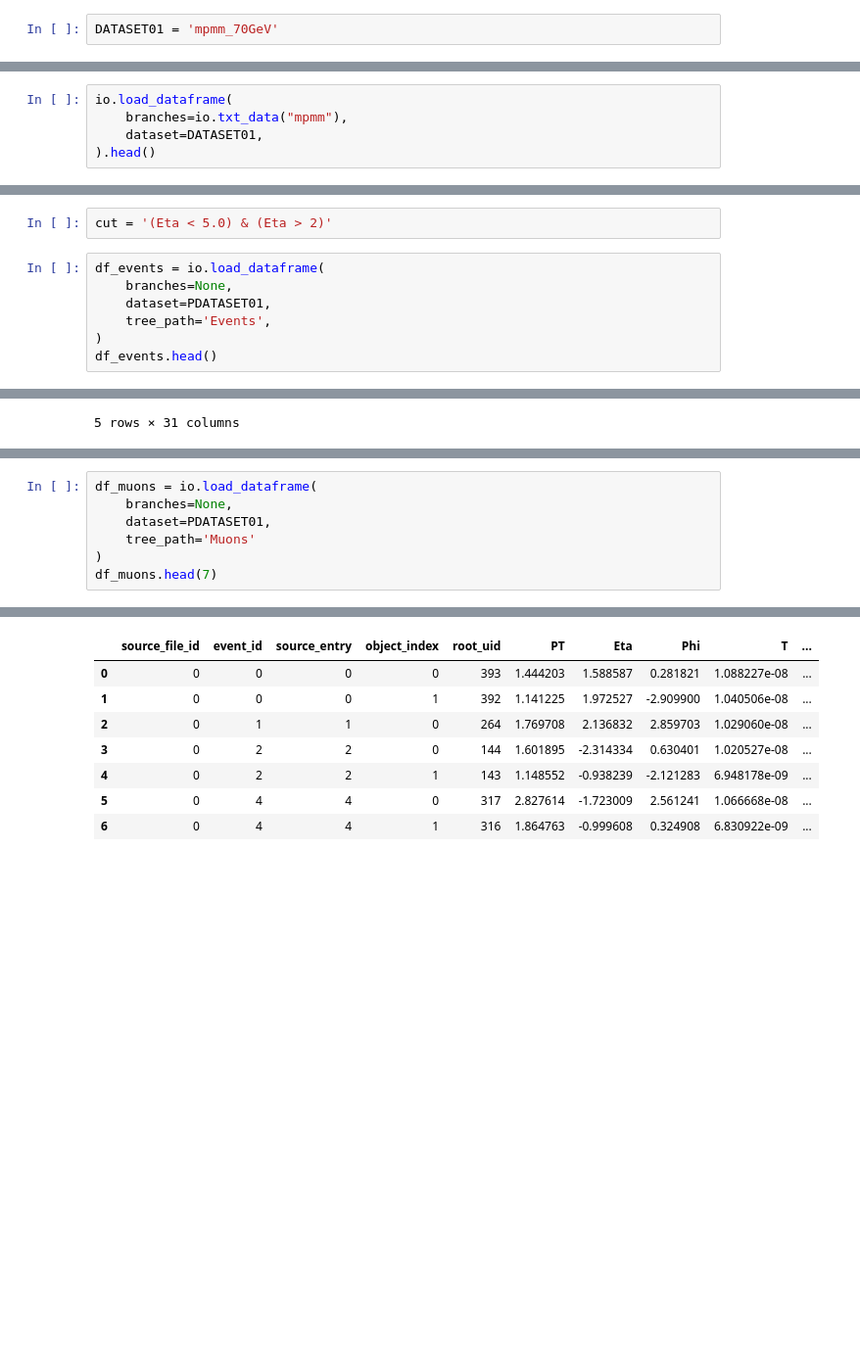
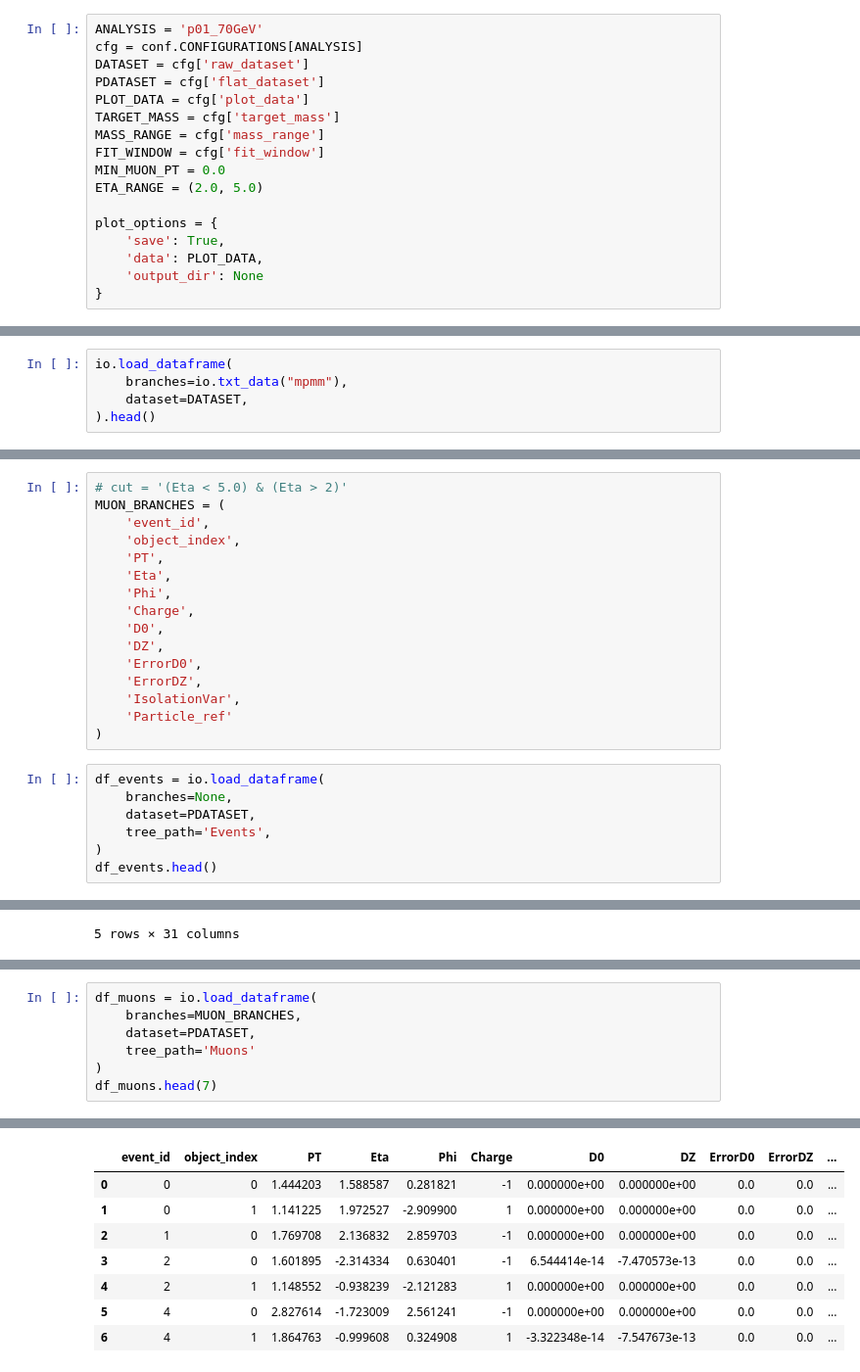
Before and after one commit to MASilva139/ECFM-PF, a Jupyter notebook: MadGraph/dimuons_p01_70GeV.ipynb, the cells around one changed output, grey strips where cells are left out. Shown at 98% size. Drawn from its saved outputs; the diff is of its cells as text; blank space fills up the shorter version.

```diff
--- a/MadGraph/dimuons_p01_70GeV.ipynb
+++ b/MadGraph/dimuons_p01_70GeV.ipynb
@@ -10,7 +12,22 @@ import UpROOT.pipelines.delphes as pl
 import UpROOT.fitting.delphes as fi
 import UpROOT.delphes_root as dr
 # %%
-DATASET01 = 'mpmm_70GeV'
+ANALYSIS = 'p01_70GeV'
+cfg = conf.CONFIGURATIONS[ANALYSIS]
+DATASET = cfg['raw_dataset']
+PDATASET = cfg['flat_dataset']
+PLOT_DATA = cfg['plot_data']
+TARGET_MASS = cfg['target_mass']
+MASS_RANGE = cfg['mass_range']
+FIT_WINDOW = cfg['fit_window']
+MIN_MUON_PT = 0.0
+ETA_RANGE = (2.0, 5.0)
+
+plot_options = {
+    'save': True,
+    'data': PLOT_DATA,
+    'output_dir': None
+}
 # %%
 collections = (
     'EFlowTrack',
@@ -27,7 +44,7 @@ collections = (
 # %%
 io.load_dataframe(
     branches=io.txt_data("mpmm"),
-    dataset=DATASET01,
+    dataset=DATASET,
 ).head()
 # %% [output]
 Ramas cargadas desde: C:\Users\mario\Documents\PF\MadGraph\analysis\mpmm.txt
@@ -78,9 +93,23 @@ PDATASET01 = 'mpmm_70GeV_p'
 # %%
-cut = '(Eta < 5.0) & (Eta > 2)'
+# cut = '(Eta < 5.0) & (Eta > 2)'
+MUON_BRANCHES = (
+    'event_id',
+    'object_index',
+    'PT',
+    'Eta',
+    'Phi',
+    'Charge',
+    'D0',
+    'DZ',
+    'ErrorD0',
+    'ErrorDZ',
+    'IsolationVar',
+    'Particle_ref'
+)
 # %%
 df_events = io.load_dataframe(
     branches=None,
-    dataset=PDATASET01,
+    dataset=PDATASET,
     tree_path='Events',
 )
 df_events.head()
@@ -115,19 +127,19 @@ Guardado en: C:\Users\mario\Documents\PF\MadGraph\assset\images\delphes\c02\even
 # %%
 df_muons = io.load_dataframe(
-    branches=None,
-    dataset=PDATASET01,
+    branches=MUON_BRANCHES,
+    dataset=PDATASET,
     tree_path='Muons'
 )
 df_muons.head(7)
 # %% [output]
 Archivo: mpmm_70GeV_pandas.root
 Árbol seleccionado: Muons
 Total de eventos: 281,201 eventos
-|  | source_file_id | event_id | source_entry | object_index | root_uid | PT | Eta | Phi | T | ... |
-| 0 | 0 | 0 | 0 | 0 | 393 | 1.444203 | 1.588587 | 0.281821 | 1.088227e-08 | ... |
-| 1 | 0 | 0 | 0 | 1 | 392 | 1.141225 | 1.972527 | -2.909900 | 1.040506e-08 | ... |
-| 2 | 0 | 1 | 1 | 0 | 264 | 1.769708 | 2.136832 | 2.859703 | 1.029060e-08 | ... |
-| 3 | 0 | 2 | 2 | 0 | 144 | 1.601895 | -2.314334 | 0.630401 | 1.020527e-08 | ... |
-| 4 | 0 | 2 | 2 | 1 | 143 | 1.148552 | -0.938239 | -2.121283 | 6.948178e-09 | ... |
-| 5 | 0 | 4 | 4 | 0 | 317 | 2.827614 | -1.723009 | 2.561241 | 1.066668e-08 | ... |
-| 6 | 0 | 4 | 4 | 1 | 316 | 1.864763 | -0.999608 | 0.324908 | 6.830922e-09 | ... |
+|  | event_id | object_index | PT | Eta | Phi | Charge | D0 | DZ | ErrorD0 | ErrorDZ | ... |
+| 0 | 0 | 0 | 1.444203 | 1.588587 | 0.281821 | -1 | 0.000000e+00 | 0.000000e+00 | 0.0 | 0.0 | ... |
+| 1 | 0 | 1 | 1.141225 | 1.972527 | -2.909900 | 1 | 0.000000e+00 | 0.000000e+00 | 0.0 | 0.0 | ... |
+| 2 | 1 | 0 | 1.769708 | 2.136832 | 2.859703 | -1 | 0.000000e+00 | 0.000000e+00 | 0.0 | 0.0 | ... |
+| 3 | 2 | 0 | 1.601895 | -2.314334 | 0.630401 | -1 | 6.544414e-14 | -7.470573e-13 | 0.0 | 0.0 | ... |
+| 4 | 2 | 1 | 1.148552 | -0.938239 | -2.121283 | 1 | 0.000000e+00 | 0.000000e+00 | 0.0 | 0.0 | ... |
+| 5 | 4 | 0 | 2.827614 | -1.723009 | 2.561241 | -1 | 0.000000e+00 | 0.000000e+00 | 0.0 | 0.0 | ... |
+| 6 | 4 | 1 | 1.864763 | -0.999608 | 0.324908 | 1 | -3.322348e-14 | -7.547673e-13 | 0.0 | 0.0 | ... |
```
Also changed, not shown: parts of 40 cells of this notebook, 8 other files.
